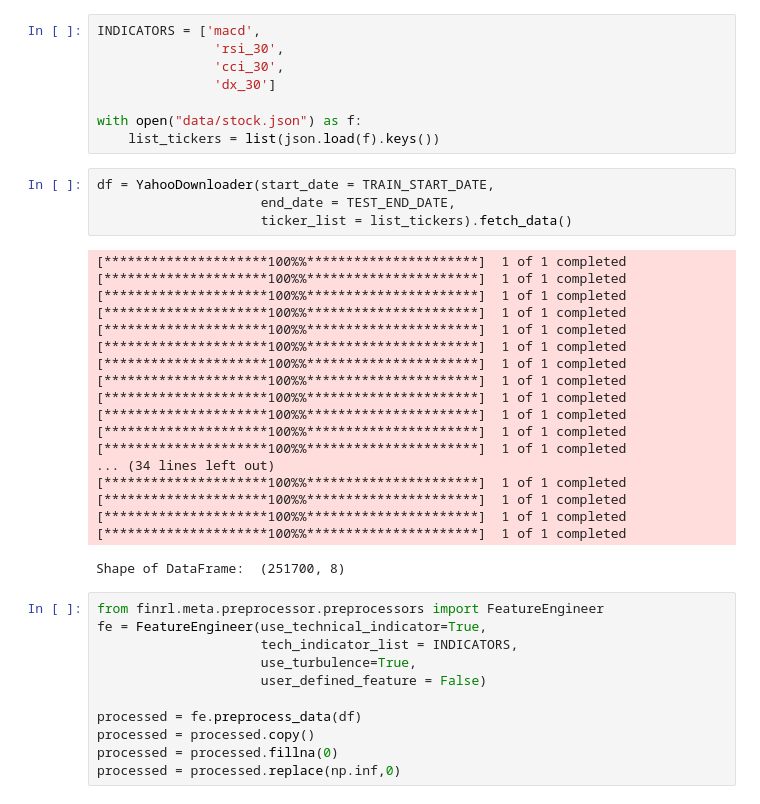
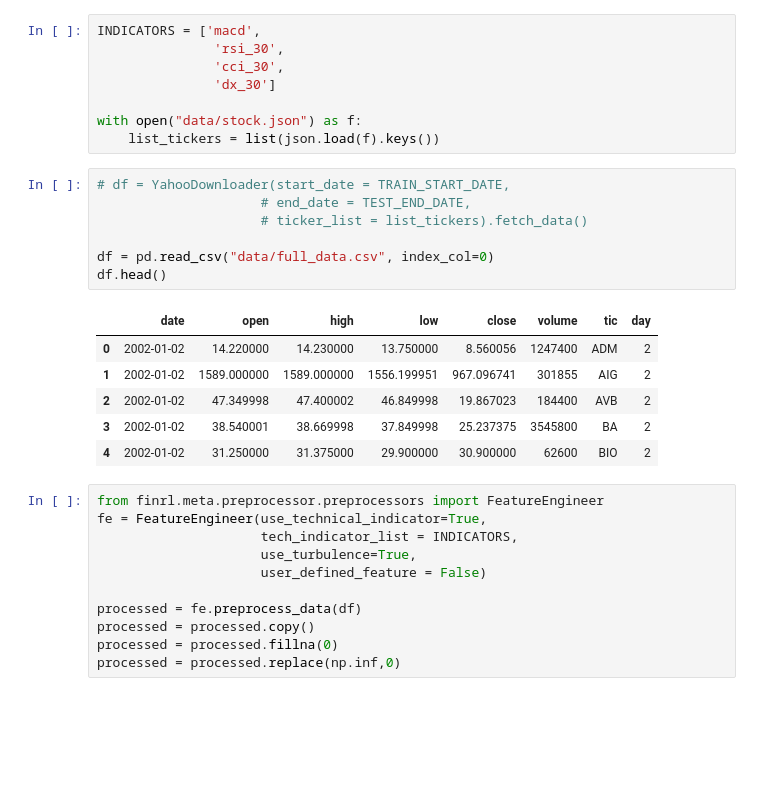
Before and after one commit to SimonCao1207/rl4po, a Jupyter notebook: test.ipynb, the cells around one changed output. Cells and saved outputs as stored; diff of their text form; blank space fills up the shorter version.

```diff
--- a/test.ipynb
+++ b/test.ipynb
@@ -35,28 +35,19 @@ INDICATORS = ['macd',
 with open("data/stock.json") as f:
     list_tickers = list(json.load(f).keys())
 # %%
-df = YahooDownloader(start_date = TRAIN_START_DATE,
-                     end_date = TEST_END_DATE,
-                     ticker_list = list_tickers).fetch_data()
+# df = YahooDownloader(start_date = TRAIN_START_DATE,
+                     # end_date = TEST_END_DATE,
+                     # ticker_list = list_tickers).fetch_data()
+
+df = pd.read_csv("data/full_data.csv", index_col=0)
+df.head()
 # %% [output]
-[*********************100%%**********************]  1 of 1 completed
-[*********************100%%**********************]  1 of 1 completed
-[*********************100%%**********************]  1 of 1 completed
-[*********************100%%**********************]  1 of 1 completed
-[*********************100%%**********************]  1 of 1 completed
-[*********************100%%**********************]  1 of 1 completed
-[*********************100%%**********************]  1 of 1 completed
-[*********************100%%**********************]  1 of 1 completed
-[*********************100%%**********************]  1 of 1 completed
-[*********************100%%**********************]  1 of 1 completed
-[*********************100%%**********************]  1 of 1 completed
-[*********************100%%**********************]  1 of 1 completed
-... (34 lines left out)
-[*********************100%%**********************]  1 of 1 completed
-[*********************100%%**********************]  1 of 1 completed
-[*********************100%%**********************]  1 of 1 completed
-[*********************100%%**********************]  1 of 1 completed
-Shape of DataFrame:  (251700, 8)
+|  | date | open | high | low | close | volume | tic | day |
+| 0 | 2002-01-02 | 14.220000 | 14.230000 | 13.750000 | 8.560056 | 1247400 | ADM | 2 |
+| 1 | 2002-01-02 | 1589.000000 | 1589.000000 | 1556.199951 | 967.096741 | 301855 | AIG | 2 |
+| 2 | 2002-01-02 | 47.349998 | 47.400002 | 46.849998 | 19.867023 | 184400 | AVB | 2 |
+| 3 | 2002-01-02 | 38.540001 | 38.669998 | 37.849998 | 25.237375 | 3545800 | BA | 2 |
+| 4 | 2002-01-02 | 31.250000 | 31.375000 | 29.900000 | 30.900000 | 62600 | BIO | 2 |
 # %%
 from finrl.meta.preprocessor.preprocessors import FeatureEngineer
 fe = FeatureEngineer(use_technical_indicator=True,
```
Also changed, not shown: parts of 3 cells of this notebook, 5 other files.
